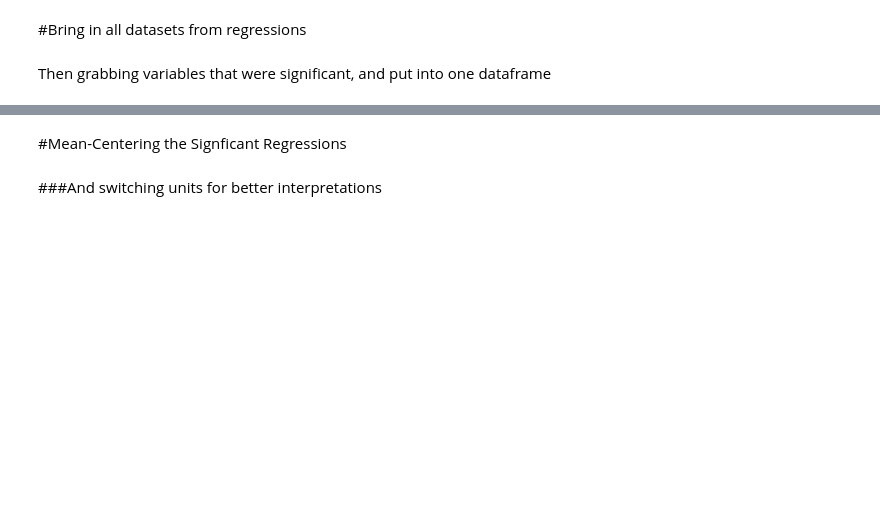
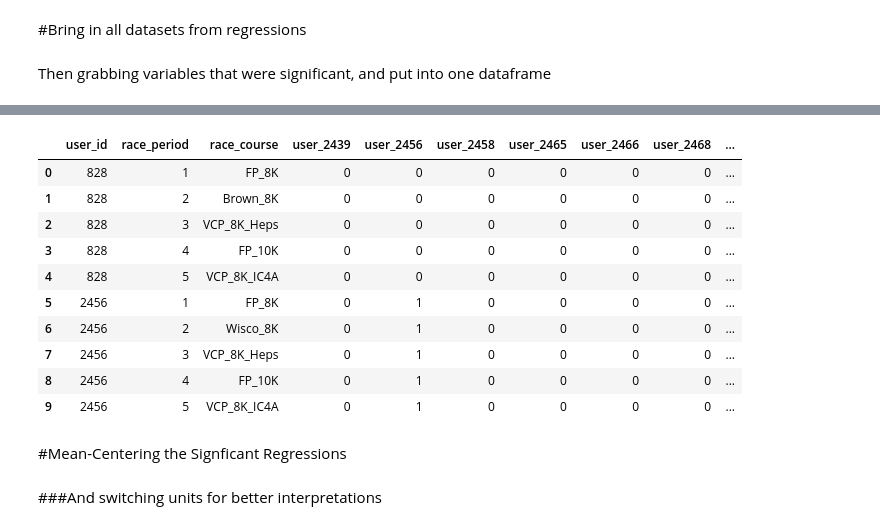
Before and after one commit to callen13/Senior_Thesis, a Jupyter notebook: sequential_model_selection.ipynb, the cells around one changed output, grey strips where cells are left out. Saved outputs shown, nothing was run; the diff lists cells and outputs as text; code cells hidden in the pictures; blank space fills up the shorter version.

```diff
--- a/sequential_model_selection.ipynb
+++ b/sequential_model_selection.ipynb
@@ -173,0 +297,13 @@ df.head()
+# %%
+def mean_center_and_convert_column(df, col_name):
+    mean_df = df.groupby('user_id').mean().reset_index()
+    mean_df.rename(columns={col_name: col_name+'_mean'}, inplace=True)
+    mean_df = mean_df[['user_id', col_name+'_mean']]
+    new_df = df.merge(mean_df, how="left")
+    new_df.rename(columns={col_name:col_name+'_x'}, inplace=True)
+    new_df[col_name] = new_df[col_name+'_x'] - new_df[col_name+'_mean']
+    if (col_name != 'cycles_count') or (col_name != 'cycles_count_2nd_Night_Before') or (col_name != 'cycles_count_weighted_3days') or (col_name != 'cycles_count_weighted_4days'):
+        new_df[col_name]=df[col_name].div(60000.0)
+        return new_df
+    else:
+        return new_df
@@ -174,3 +312,77 @@ df.head()
+# %%
+new_df1 = mean_center_and_convert_column(df, 'REM_2nd_Night_Before')
+new_df1 = new_df1.drop(['REM_2nd_Night_Before_x', 'REM_2nd_Night_Before_mean'], axis=1)
+
+new_df2 = mean_center_and_convert_column(new_df1, 'cycles_count_weighted_3days')
+new_df2 = new_df2.drop(['cycles_count_weighted_3days_x', 'cycles_count_weighted_3days_mean'], axis=1)
+new_df2['cycles_count_weighted_3days'] = new_df2['cycles_count_weighted_3days'].div(1.0/60000)
+
+new_df3 = mean_center_and_convert_column(new_df2, 'cycles_count_weighted_4days')
+new_df3 = new_df3.drop(['cycles_count_weighted_4days_x', 'cycles_count_weighted_4days_mean'], axis=1)
+new_df3['cycles_count_weighted_4days'] = new_df3['cycles_count_weighted_4days'].div(1.0/60000)
+
+new_df4 = mean_center_and_convert_column(new_df3, 'cycles_count_2nd_Night_Before')
+new_df4 = new_df4.drop(['cycles_count_2nd_Night_Before_x', 'cycles_count_2nd_Night_Before_mean'], axis=1)
+new_df4['cycles_count_2nd_Night_Before'] = new_df4['cycles_count_2nd_Night_Before'].div(1.0/60000)
+
+new_df5 = mean_center_and_convert_column(new_df4, 'REM_Weighted_2_Days')
+new_df5 = new_df5.drop(['REM_Weighted_2_Days_x', 'REM_Weighted_2_Days_mean'], axis=1)
+new_df5['REM_Weighted_2_Days'] = new_df5['REM_Weighted_2_Days'].div(1.0/60000)
+
+new_df6 = mean_center_and_convert_column(new_df5, 'REM_Weighted_3_Days')
+new_df6 = new_df6.drop(['REM_Weighted_3_Days_x', 'REM_Weighted_3_Days_mean'], axis=1)
+new_df6['REM_Weighted_3_Days'] = new_df6['REM_Weighted_3_Days'].div(1.0/60000)
+
+new_df7 = mean_center_and_convert_column(new_df6, 'REM_Weighted_4_Days')
+new_df7 = new_df7.drop(['REM_Weighted_4_Days_x', 'REM_Weighted_4_Days_mean'], axis=1)
+new_df7['REM_Weighted_4_Days'] = new_df7['REM_Weighted_4_Days'].div(1.0/60000)
+
+new_df9 = mean_center_and_convert_column(new_df7, 'REM_Expo_Weighted_2_Days')
+new_df9 = new_df9.drop(['REM_Expo_Weighted_2_Days_x', 'REM_Expo_Weighted_2_Days_mean'], axis=1)
+new_df9['REM_Expo_Weighted_2_Days'] = new_df9['REM_Expo_Weighted_2_Days'].div(1.0/60000)
+
+new_df10 = mean_center_and_convert_column(new_df9, 'REM_Expo_Weighted_3days')
+new_df10 = new_df10.drop(['REM_Expo_Weighted_3days_x', 'REM_Expo_Weighted_3days_mean'], axis=1)
+new_df10['REM_Expo_Weighted_3days'] = new_df10['REM_Expo_Weighted_3days'].div(1.0/60000)
+
+new_df11 = mean_center_and_convert_column(new_df10, 'REM_Expo_Weighted_4days')
+new_df11 = new_df11.drop(['REM_Expo_Weighted_4days_x', 'REM_Expo_Weighted_4days_mean'], axis=1)
+new_df11['REM_Expo_Weighted_4days'] = new_df11['REM_Expo_Weighted_4days'].div(1.0/60000)
+
+new_df12 = mean_center_and_convert_column(new_df11, 'total_sleep_weighted_2days')
+new_df12 = new_df12.drop(['total_sleep_weighted_2days_x', 'total_sleep_weighted_2days_mean'], axis=1)
+new_df12['total_sleep_weighted_2days'] = new_df12['total_sleep_weighted_2days'].div(1.0/60000)
+
+new_df13 = mean_center_and_convert_column(new_df12, 'total_sleep_weighted_3days')
+new_df13 = new_df13.drop(['total_sleep_weighted_3days_x', 'total_sleep_weighted_3days_mean'], axis=1)
+new_df13['total_sleep_weighted_3days'] = new_df13['total_sleep_weighted_3days'].div(1.0/60000)
+
+new_df14 = mean_center_and_convert_column(new_df13, 'total_sleep_weighted_4days')
+new_df14 = new_df14.drop(['total_sleep_weighted_4days_x', 'total_sleep_weighted_4days_mean'], axis=1)
+new_df14['total_sleep_weighted_4days'] = new_df14['total_sleep_weighted_4days'].div(1.0/60000)
+
+new_df15 = mean_center_and_convert_column(new_df14, 'total_sleep_weighted_5days')
+new_df15 = new_df15.drop(['total_sleep_weighted_5days_x', 'total_sleep_weighted_5days_mean'], axis=1)
+new_df15['total_sleep_weighted_5days'] = new_df15['total_sleep_weighted_5days'].div(1.0/60000)
+
+new_df16 = mean_center_and_convert_column(new_df15, 'total_sleep_weighted_6days')
+#new_df16 = new_df16.drop(['total_sleep_weighted_6days_x', 'total_sleep_weighted_6days_mean'], axis=1)
+new_df16['total_sleep_weighted_6days'] = new_df16['total_sleep_weighted_6days'].div(1.0/60000)
+
+final_df= new_df16
+final_df.head(10)
+# %% [output]
+|  | user_id | race_period | race_course | user_2439 | user_2456 | user_2458 | user_2465 | user_2466 | user_2468 | ... |
+| 0 | 828 | 1 | FP_8K | 0 | 0 | 0 | 0 | 0 | 0 | ... |
+| 1 | 828 | 2 | Brown_8K | 0 | 0 | 0 | 0 | 0 | 0 | ... |
+| 2 | 828 | 3 | VCP_8K_Heps | 0 | 0 | 0 | 0 | 0 | 0 | ... |
+| 3 | 828 | 4 | FP_10K | 0 | 0 | 0 | 0 | 0 | 0 | ... |
+| 4 | 828 | 5 | VCP_8K_IC4A | 0 | 0 | 0 | 0 | 0 | 0 | ... |
+| 5 | 2456 | 1 | FP_8K | 0 | 1 | 0 | 0 | 0 | 0 | ... |
+| 6 | 2456 | 2 | Wisco_8K | 0 | 1 | 0 | 0 | 0 | 0 | ... |
+| 7 | 2456 | 3 | VCP_8K_Heps | 0 | 1 | 0 | 0 | 0 | 0 | ... |
+| 8 | 2456 | 4 | FP_10K | 0 | 1 | 0 | 0 | 0 | 0 | ... |
+| 9 | 2456 | 5 | VCP_8K_IC4A | 0 | 1 | 0 | 0 | 0 | 0 | ... |
 # %% [markdown]
 #Mean-Centering the Signficant Regressions
 # %% [markdown]
```
Also changed, not shown: parts of 47 cells of this notebook, 1 other file.
